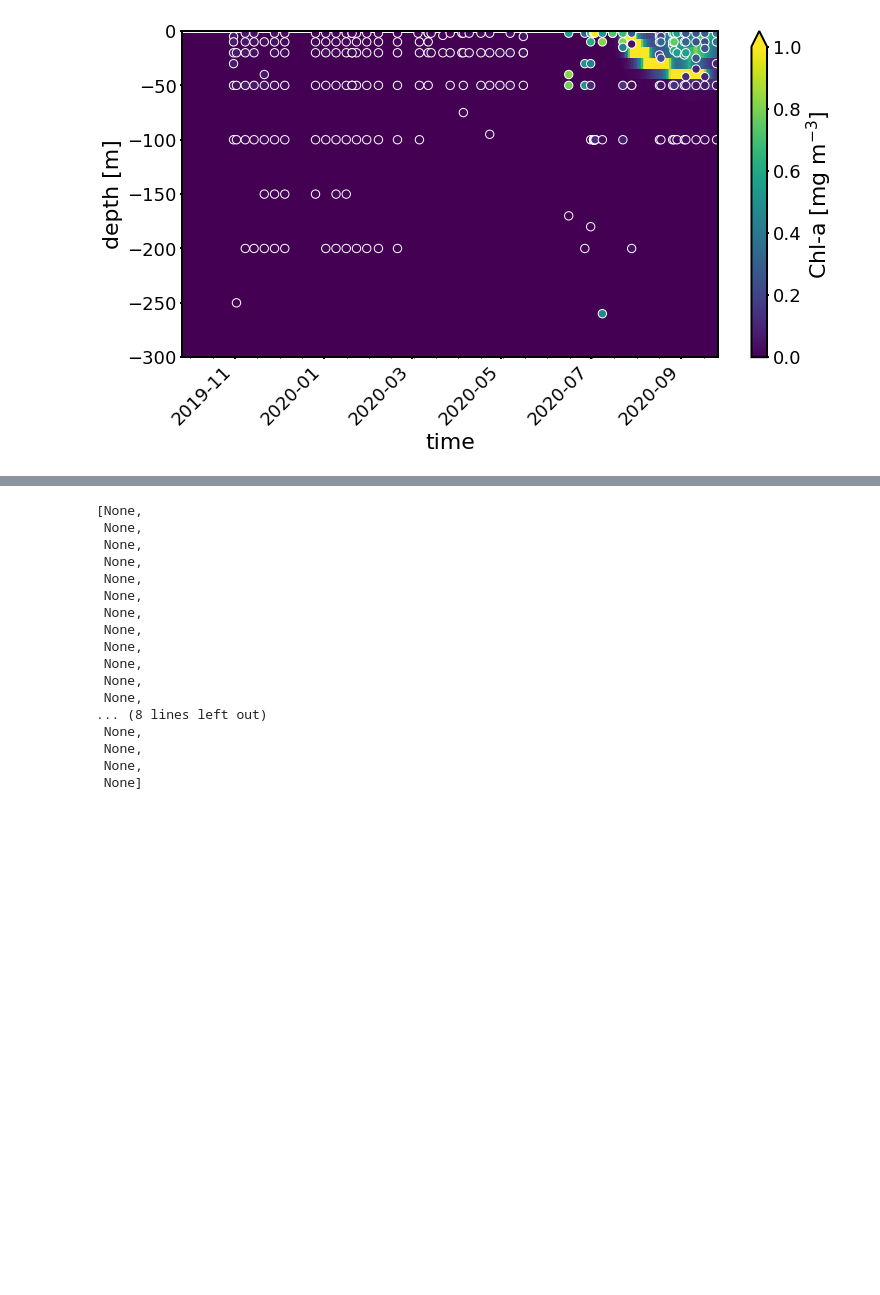
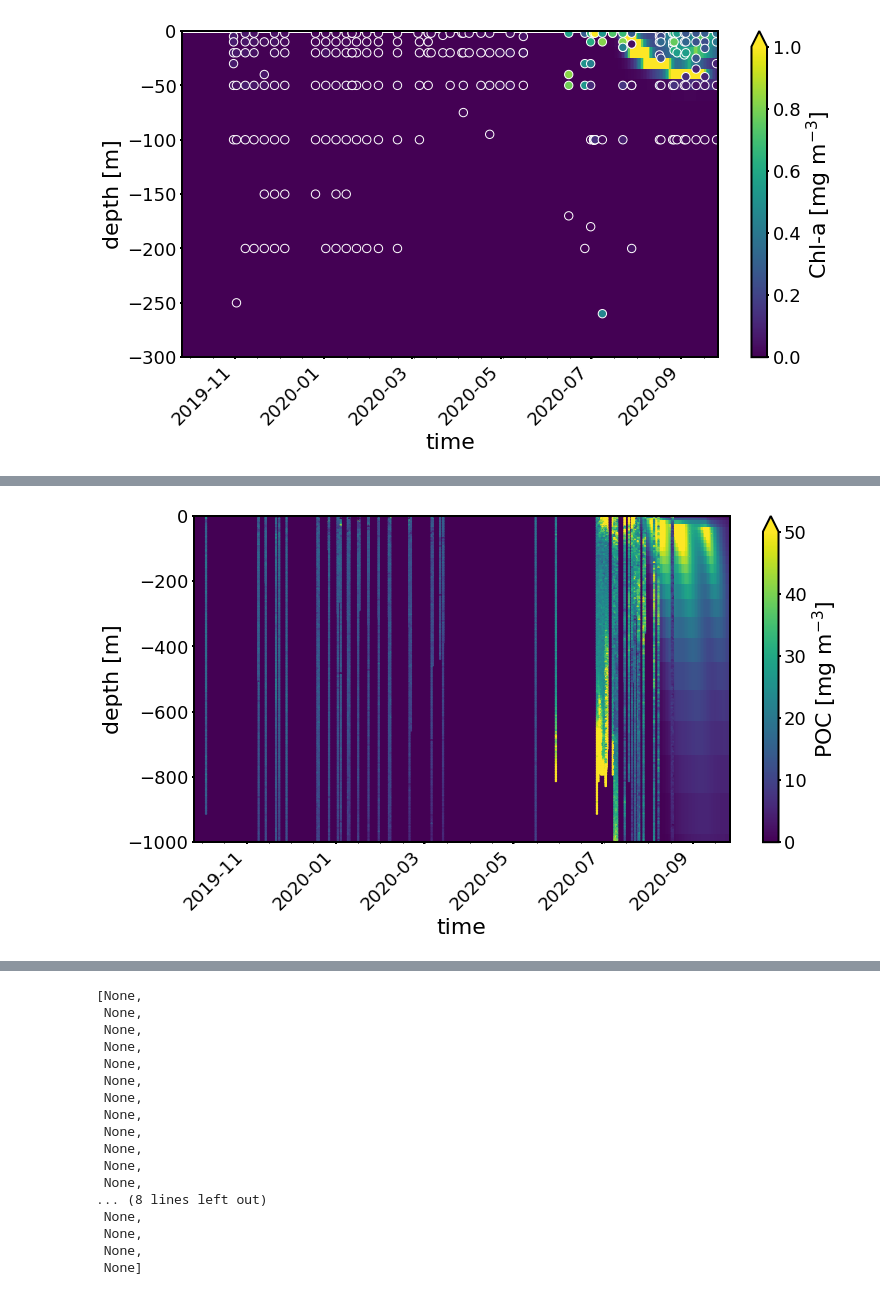
Before and after one commit to LAWTIDEBOY/nuarctic, a Jupyter notebook: scripts/Post-processing/plot_outputs.ipynb, the cells around one changed output, grey strips where cells are left out. Drawn from its saved outputs; the diff is of its cells as text; code cells hidden in the pictures; blank space fills up the shorter version.

```diff
--- a/scripts/Post-processing/plot_outputs.ipynb
+++ b/scripts/Post-processing/plot_outputs.ipynb
@@ -60,7 +60,7 @@ palette = sns.color_palette("Spectral", n_colors = 6)
 #################################################
 # %%
 # load model data
-data_path = home+'/nuarctic_temp/nuarctic/REcoM1D/results/'
+data_path = home+'/Documents/projects/nuarctic/NuArctic/nuarctic/REcoM1D/results/'
 output_file = 'REcoM1d_outputs.nc'
 diag_file = 'REcoM1d_diagnostics.nc'
 outputs = xr.open_dataset(data_path+output_file)
@@ -227,3 +253,26 @@ cbar.set_label('POC [mg m$^{-3}$]')
+# %%
+fig, ax = plt.subplots(figsize = (12,6))
+vmin = 0
+vmax = 50
+
+pc = ax.pcolor(dates, outputs['z_cell'].data, 50*(outputs['DetC'].data+outputs['idetz2c'].data),
+               vmin=vmin, vmax=vmax)
+ax.set_ylim(-1000,0)
+ax.set_xlim([datetime.date(2019, 9, 26), datetime.date(2020, 9, 26)])
+
+ax.scatter(df_uvp['datetime'], -df_uvp['depth_[m]'], 2, (df_uvp['poc_pred_[mg_m-3]']),
+           edgecolors= None,
+          vmin=vmin, vmax=vmax)
+
+plt.setp(ax.get_xticklabels(), rotation=45, ha='right')
+
+ax.set_xlabel('time')
+ax.set_ylabel('depth [m]')
+
+cbar = fig.colorbar(pc, ax = ax, extend='max')
+cbar.set_label('POC [mg m$^{-3}$]')
+# %% [output]
+[figure, added]
 # %%
 df_uvp
 # %% [output]
```
Also changed, not shown: parts of 6 cells of this notebook.
